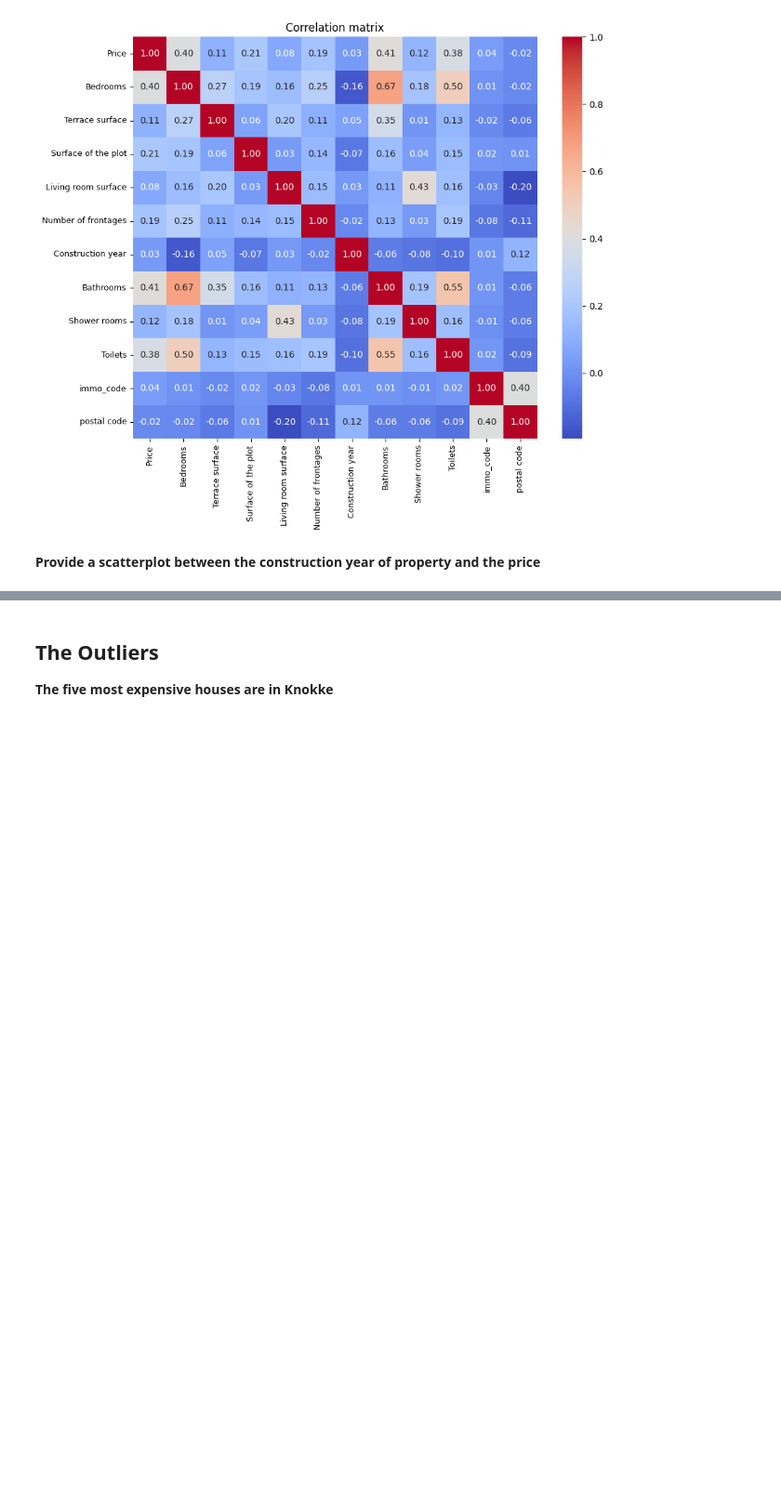
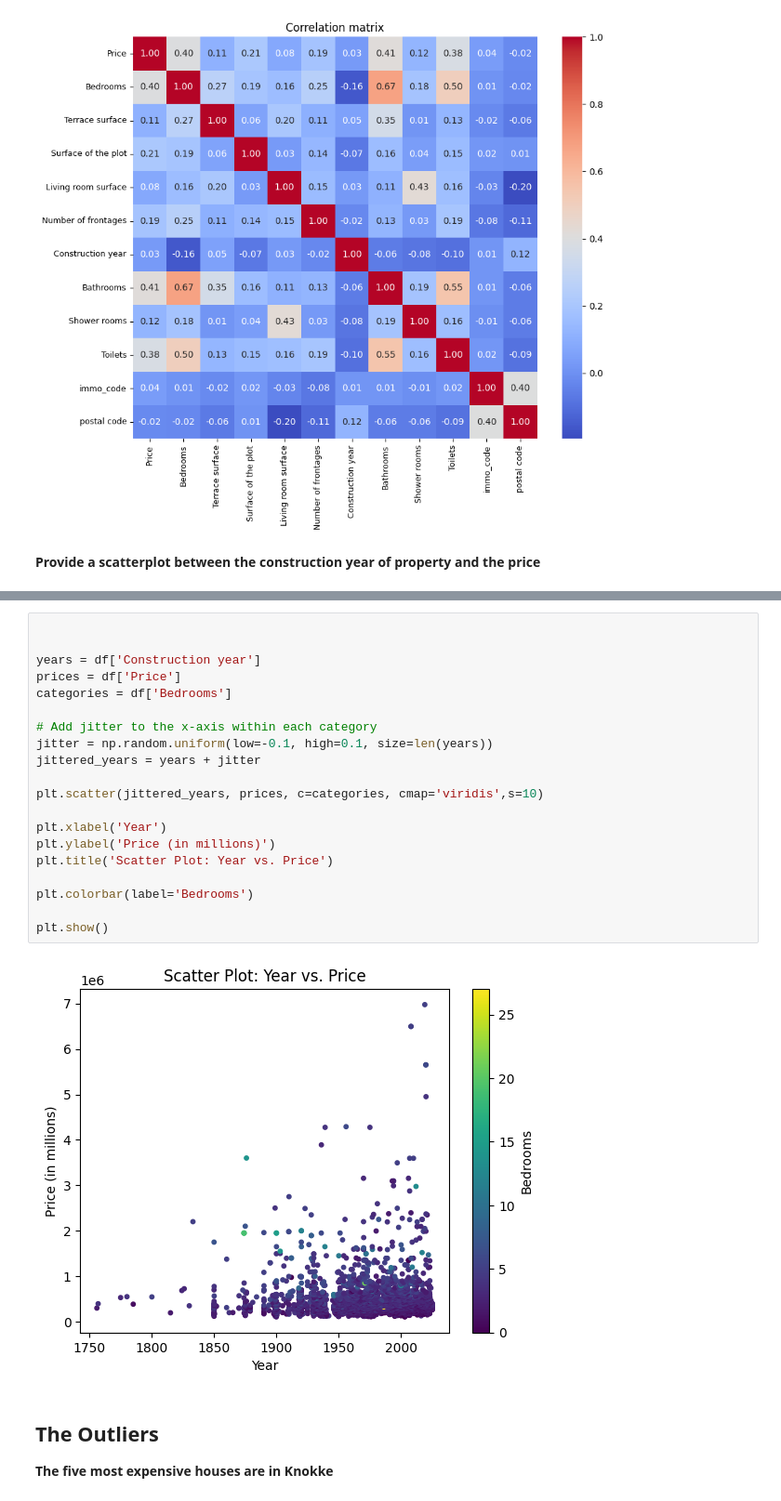
Before and after one commit to JonathanRabbi/Data_Analysis_Immo, a Jupyter notebook: Analysis_10K.ipynb, the cells around one changed output, grey strips where cells are left out. Shown at 93% size. Saved outputs shown, nothing was run; the diff lists cells and outputs as text; blank space fills up the shorter version.

```diff
--- a/Analysis_10K.ipynb
+++ b/Analysis_10K.ipynb
@@ -155,3 +150,25 @@ plt.show()
+# %%
+
+
+years = df['Construction year']
+prices = df['Price']
+categories = df['Bedrooms']
+
+# Add jitter to the x-axis within each category
+jitter = np.random.uniform(low=-0.1, high=0.1, size=len(years))
+jittered_years = years + jitter
+
+plt.scatter(jittered_years, prices, c=categories, cmap='viridis',s=10)
+
+plt.xlabel('Year')
+plt.ylabel('Price (in millions)')
+plt.title('Scatter Plot: Year vs. Price')
+
+plt.colorbar(label='Bedrooms')
+
+plt.show()
+# %% [output]
+[figure, added]
 # %% [markdown]
 **<h2>The Outliers</h2>**
 **The five most expensive houses are in Knokke**
```
Also changed, not shown: parts of 4 cells of this notebook, 5 other files.
